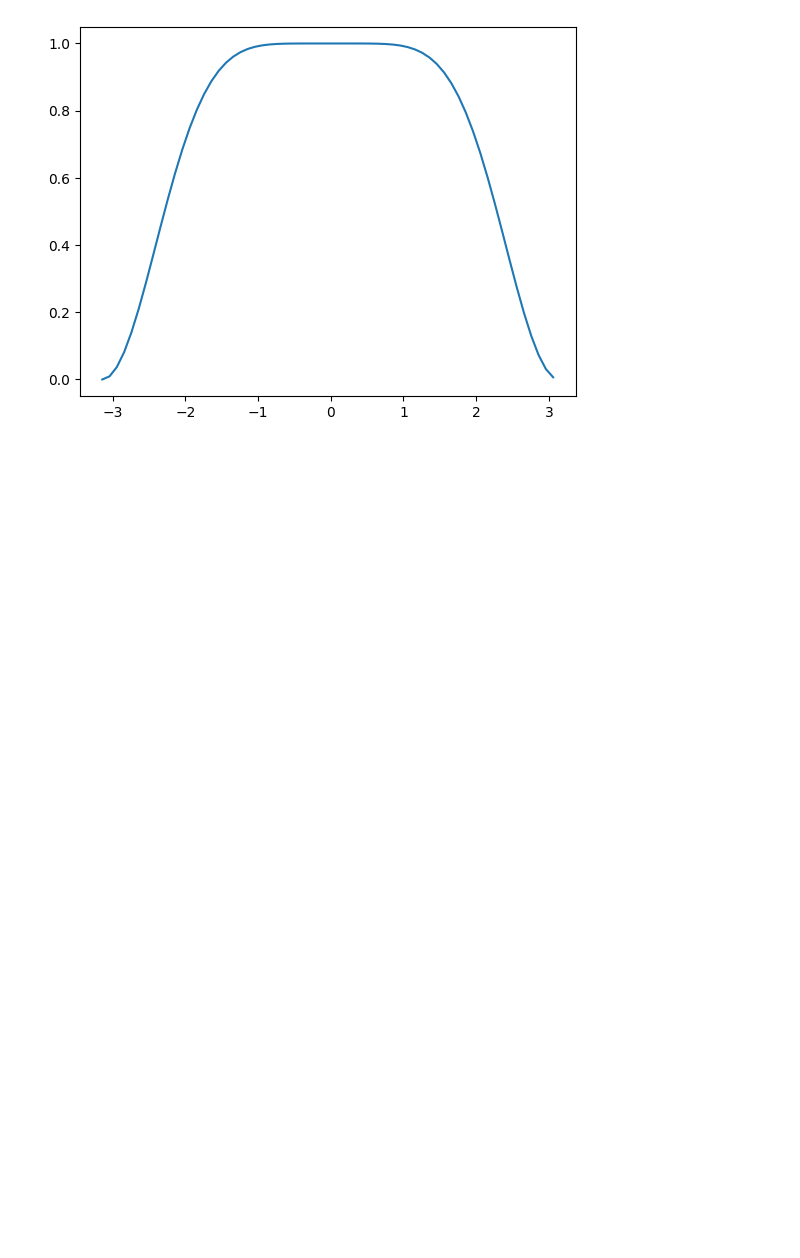
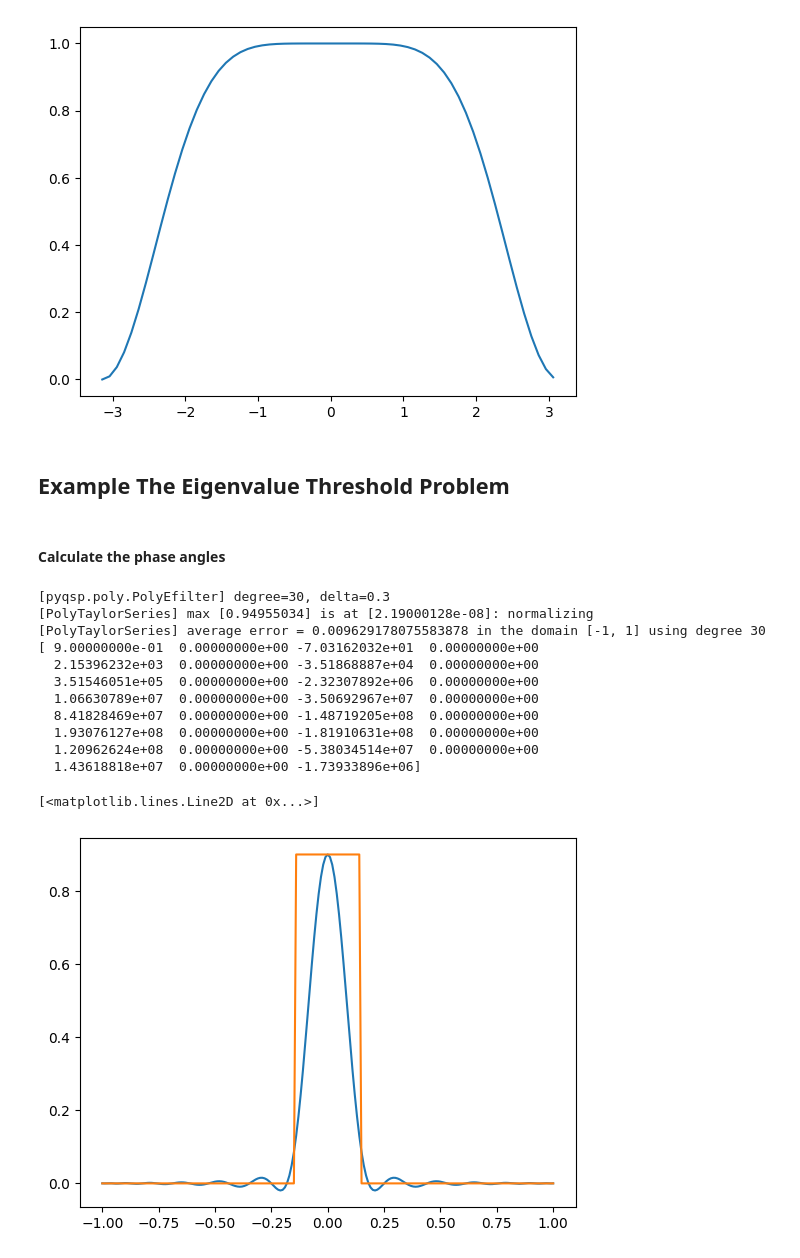
Before and after one commit to thilomueller/Seminar-Quantum-Computing, a Jupyter notebook: QSP.ipynb, the cells around one changed output. Saved outputs shown, nothing was run; the diff lists cells and outputs as text; code cells hidden in the pictures; blank space fills up the shorter version.

```diff
--- a/QSP.ipynb
+++ b/QSP.ipynb
@@ -99,3 +99,41 @@ plt.show()
 # %% [output]
 [1.4060247962454925e-32, 0.009332160519240016, 0.03682071830676384, 0.08098711449182519, 0.13951226906477004, 0.2094358672841509, 0.2874012573901216, 0.36991805420021684, 0.4536141952162044, 0.5354526 ...
 [figure]
+# %% [markdown]
+## Example The Eigenvalue Threshold Problem
+# %% [markdown]
+#### Calculate the phase angles
+# %%
+import pyqsp
+
+pg = pyqsp.poly.PolyEigenstateFiltering()
+thresh_pcoeffs, scale = pg.generate(30, 0.3, ensure_bounded=True, return_scale=True)
+print(thresh_pcoeffs)
+poly_filt = np.polynomial.Polynomial(thresh_pcoeffs)
+poly_filt.degree()
+
+a_list = np.linspace(-1, 1, 201)
+plt.plot(a_list, poly_filt(a_list), label="polynomial")
+
+
+def target_filt(x, delta, scale=1):
+    """
+    Target function for eigenvalue filtering.
+    """
+    return scale * (np.sign(x + 0.5*delta) - np.sign(x - 0.5*delta)) / 2
+
+plt.plot(a_list, target_filt(a_list, 0.3, scale=0.9), label="target function")
+# %% [output]
+[pyqsp.poly.PolyEfilter] degree=30, delta=0.3
+[PolyTaylorSeries] max [0.94955034] is at [2.19000128e-08]: normalizing
+[PolyTaylorSeries] average error = 0.009629178075583878 in the domain [-1, 1] using degree 30
+[ 9.00000000e-01  0.00000000e+00 -7.03162032e+01  0.00000000e+00
+  2.15396232e+03  0.00000000e+00 -3.51868887e+04  0.00000000e+00
+  3.51546051e+05  0.00000000e+00 -2.32307892e+06  0.00000000e+00
+  1.06630789e+07  0.00000000e+00 -3.50692967e+07  0.00000000e+00
+  8.41828469e+07  0.00000000e+00 -1.48719205e+08  0.00000000e+00
+  1.93076127e+08  0.00000000e+00 -1.81910631e+08  0.00000000e+00
+  1.20962624e+08  0.00000000e+00 -5.38034514e+07  0.00000000e+00
+  1.43618818e+07  0.00000000e+00 -1.73933896e+06]
+[<matplotlib.lines.Line2D at 0x...>]
+[figure, added]
```
Also changed, not shown: parts of 7 cells of this notebook, 2 other files.
